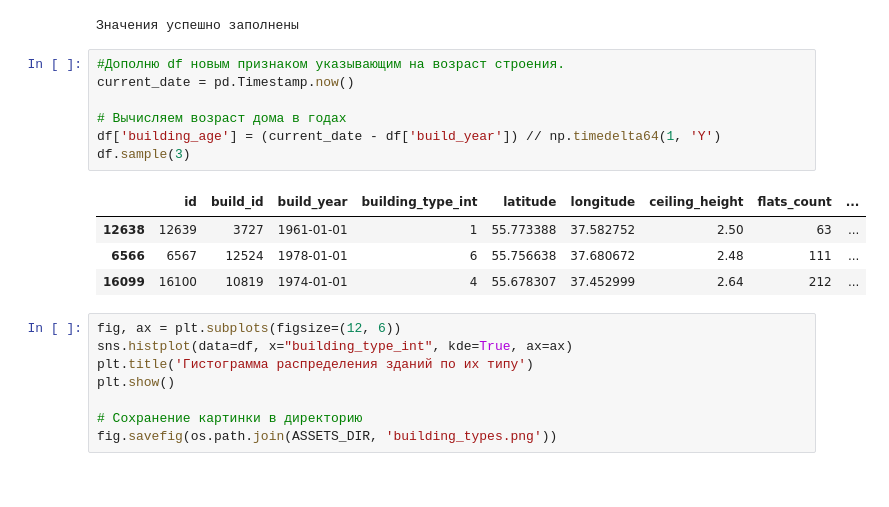
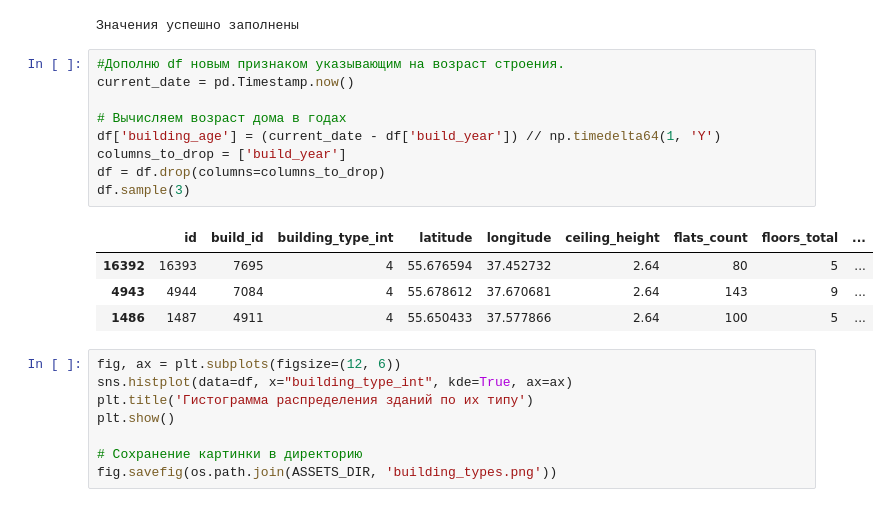
Before and after one commit to NikoMelnikov/mle-project-sprint-2-v001, a Jupyter notebook: model_improvement/project_template_sprint_2.ipynb, the cells around one changed output. Cells and saved outputs as stored; diff of their text form.

```diff
--- a/model_improvement/project_template_sprint_2.ipynb
+++ b/model_improvement/project_template_sprint_2.ipynb
@@ -426,15 +449,17 @@ else:
 # %%
 #Дополню df новым признаком указывающим на возраст строения.
 current_date = pd.Timestamp.now()
 
 # Вычисляем возраст дома в годах
 df['building_age'] = (current_date - df['build_year']) // np.timedelta64(1, 'Y')
+columns_to_drop = ['build_year']
+df = df.drop(columns=columns_to_drop)
 df.sample(3)
 # %% [output]
-|  | id | build_id | build_year | building_type_int | latitude | longitude | ceiling_height | flats_count | ... |
-| 12638 | 12639 | 3727 | 1961-01-01 | 1 | 55.773388 | 37.582752 | 2.50 | 63 | ... |
-| 6566 | 6567 | 12524 | 1978-01-01 | 6 | 55.756638 | 37.680672 | 2.48 | 111 | ... |
-| 16099 | 16100 | 10819 | 1974-01-01 | 4 | 55.678307 | 37.452999 | 2.64 | 212 | ... |
+|  | id | build_id | building_type_int | latitude | longitude | ceiling_height | flats_count | floors_total | ... |
+| 16392 | 16393 | 7695 | 4 | 55.676594 | 37.452732 | 2.64 | 80 | 5 | ... |
+| 4943 | 4944 | 7084 | 4 | 55.678612 | 37.670681 | 2.64 | 143 | 9 | ... |
+| 1486 | 1487 | 4911 | 4 | 55.650433 | 37.577866 | 2.64 | 100 | 5 | ... |
 # %%
 fig, ax = plt.subplots(figsize=(12, 6))
 sns.histplot(data=df, x="building_type_int", kde=True, ax=ax)
```
Also changed, not shown: parts of 117 cells of this notebook, 3 other files.
